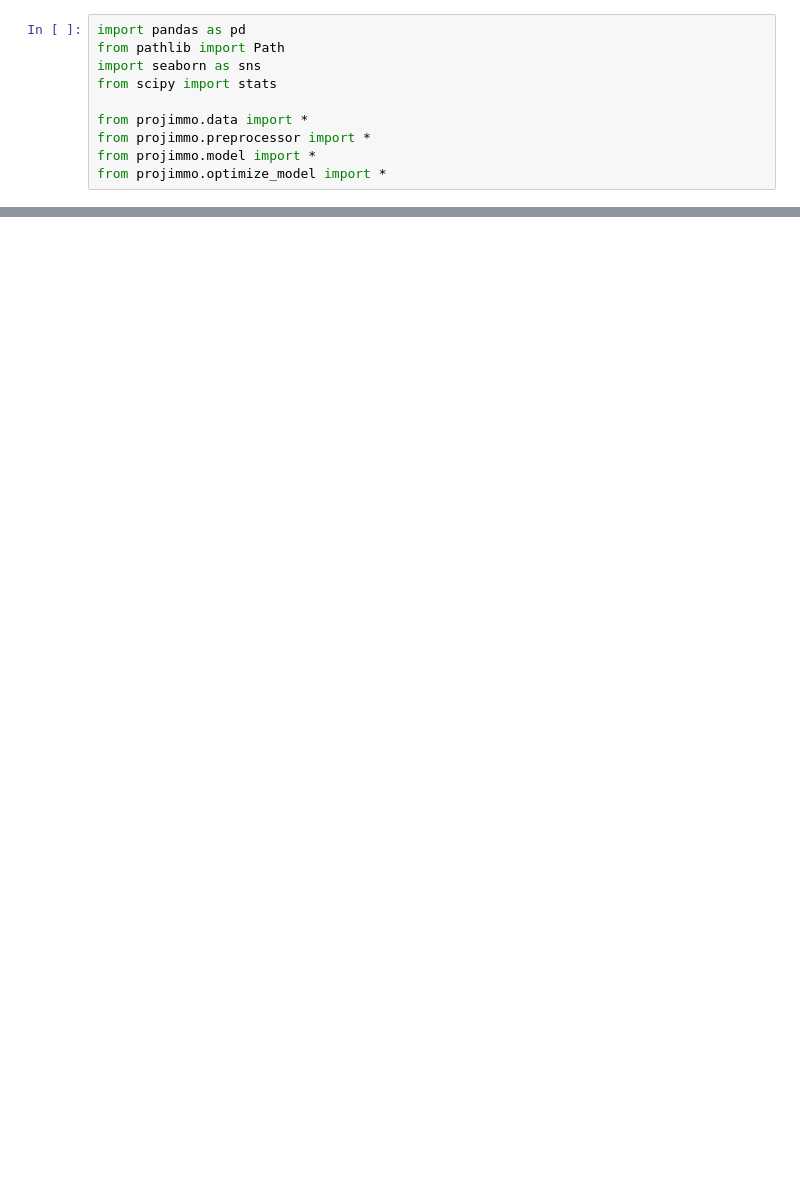
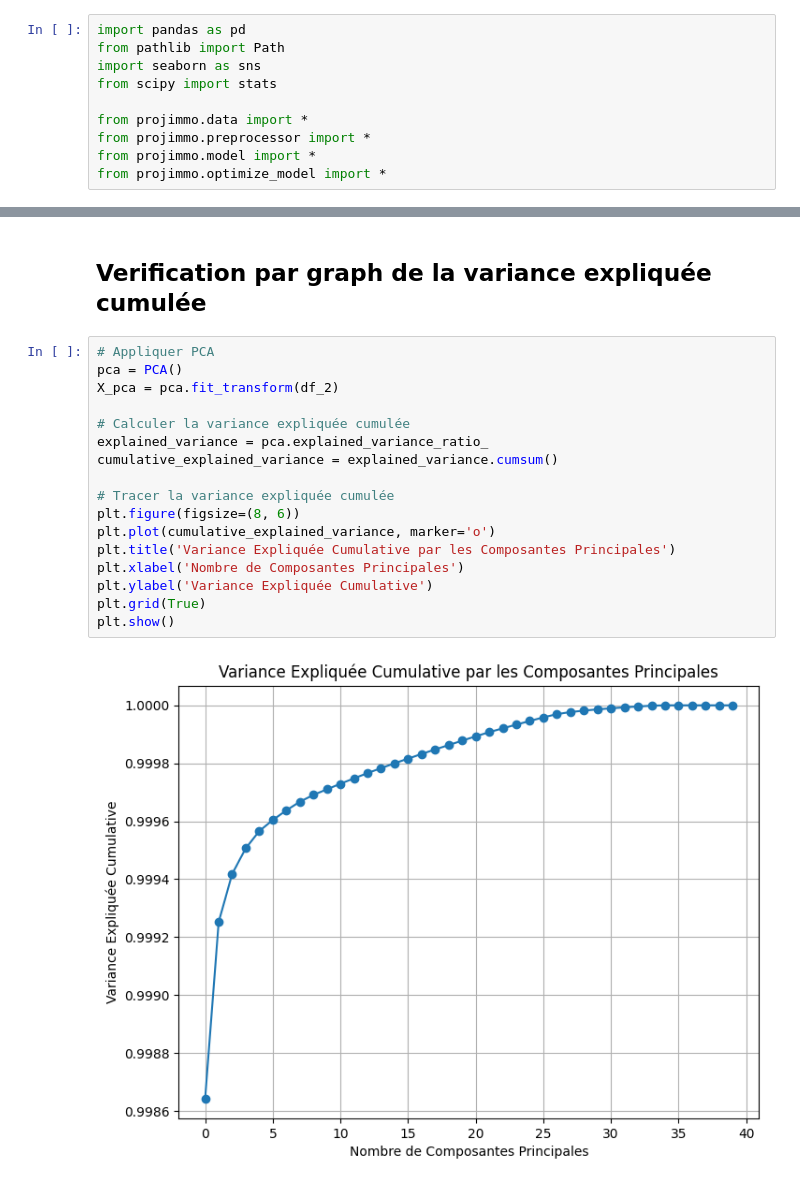
Before and after one commit to CecilePoulard/projimmo, a Jupyter notebook: data_viz.ipynb, the cells around one changed output, grey strips where cells are left out. Drawn from its saved outputs; the diff is of its cells as text; blank space fills up the shorter version.

```diff
--- a/data_viz.ipynb
+++ b/data_viz.ipynb
@@ -70,0 +644,21 @@ model=initialize_model(model_type)
+# %% [markdown]
+## Verification par graph de la variance expliquée cumulée
+# %%
+# Appliquer PCA
+pca = PCA()
+X_pca = pca.fit_transform(df_2)
+
+# Calculer la variance expliquée cumulée
+explained_variance = pca.explained_variance_ratio_
+cumulative_explained_variance = explained_variance.cumsum()
+
+# Tracer la variance expliquée cumulée
+plt.figure(figsize=(8, 6))
+plt.plot(cumulative_explained_variance, marker='o')
+plt.title('Variance Expliquée Cumulative par les Composantes Principales')
+plt.xlabel('Nombre de Composantes Principales')
+plt.ylabel('Variance Expliquée Cumulative')
+plt.grid(True)
+plt.show()
+# %% [output]
+[figure, added]
```
Also changed, not shown: parts of 44 cells of this notebook, 11 other files.
